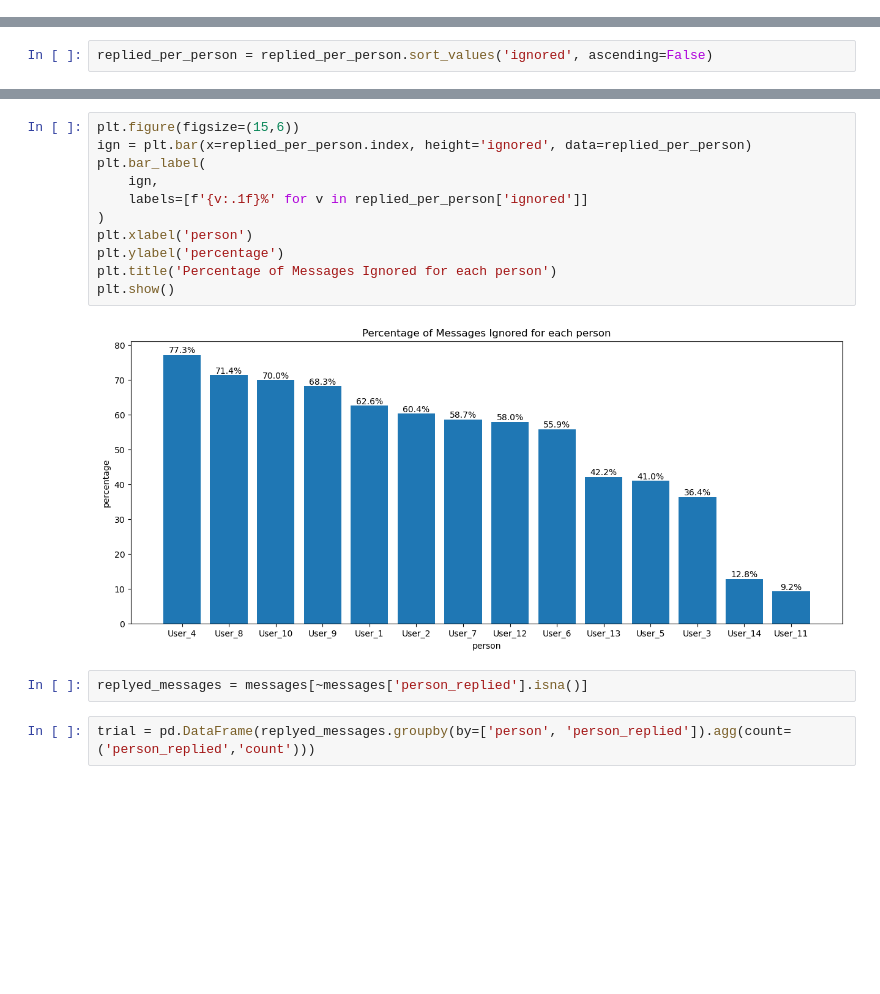
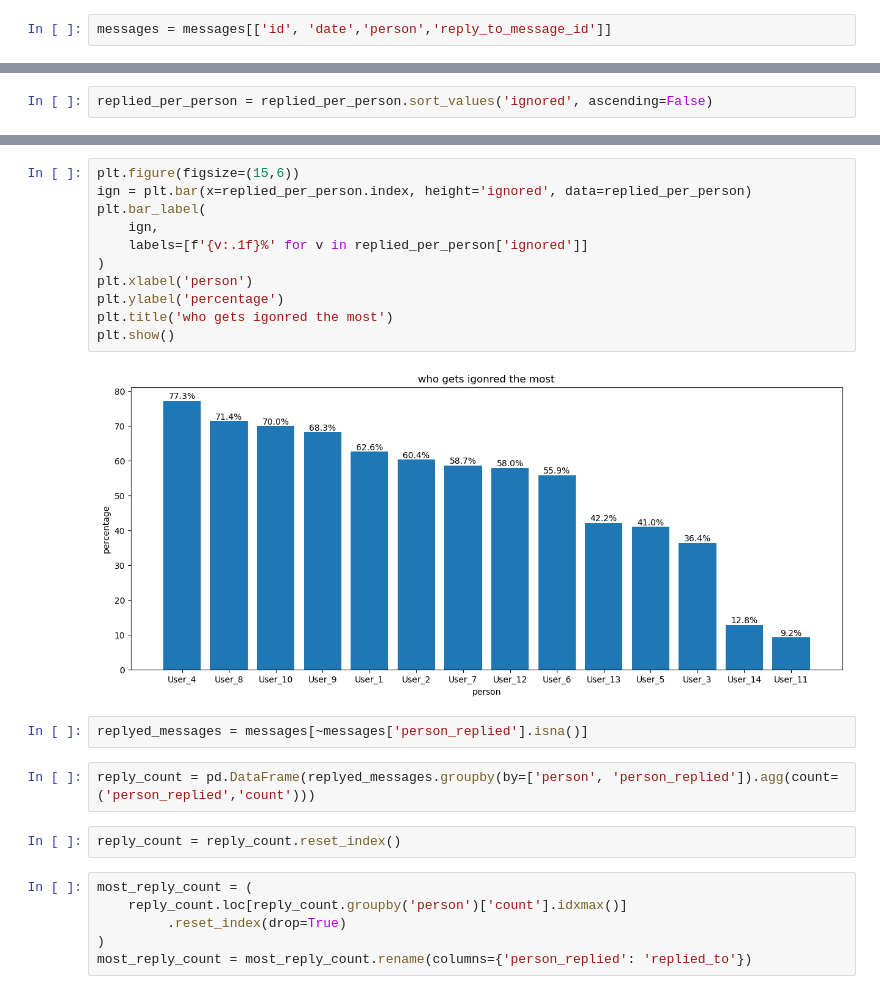
Before and after one commit to TheDataBlog/group_chat_analysis, a Jupyter notebook: main.ipynb, the cells around one changed output, grey strips where cells are left out. Cells and saved outputs as stored; diff of their text form; blank space fills up the shorter version.

Commit message:
add who replied to who table

```diff
--- a/main.ipynb
+++ b/main.ipynb
@@ -17,6 +17,8 @@ messages = messages.copy()
 # %%
 messages = messages.rename(columns={'from': 'person'})
 messages['date'] = pd.to_datetime(messages['date'])
+# %%
+messages = messages[['id', 'date','person','reply_to_message_id']]
 # %%
 
 people_sorted = sorted(messages['person'].dropna().unique())
@@ -77,17 +98,25 @@ replied_per_person = replied_per_person.sort_values('ignored', ascending=False)
 # %%
 plt.figure(figsize=(15,6))
 ign = plt.bar(x=replied_per_person.index, height='ignored', data=replied_per_person)
 plt.bar_label(
     ign,
     labels=[f'{v:.1f}%' for v in replied_per_person['ignored']]
 )
 plt.xlabel('person')
 plt.ylabel('percentage')
-plt.title('Percentage of Messages Ignored for each person')
+plt.title('who gets igonred the most')
 plt.show()
 # %% [output]
-[figure, old version]
+[figure, new version]
 # %%
 replyed_messages = messages[~messages['person_replied'].isna()]
 # %%
-trial = pd.DataFrame(replyed_messages.groupby(by=['person', 'person_replied']).agg(count=('person_replied','count')))
+reply_count = pd.DataFrame(replyed_messages.groupby(by=['person', 'person_replied']).agg(count=('person_replied','count')))
+# %%
+reply_count = reply_count.reset_index()
+# %%
+most_reply_count = (
+    reply_count.loc[reply_count.groupby('person')['count'].idxmax()]
+         .reset_index(drop=True)
+)
+most_reply_count = most_reply_count.rename(columns={'person_replied': 'replied_to'})
```
Also changed, not shown: parts of 2 cells of this notebook.
